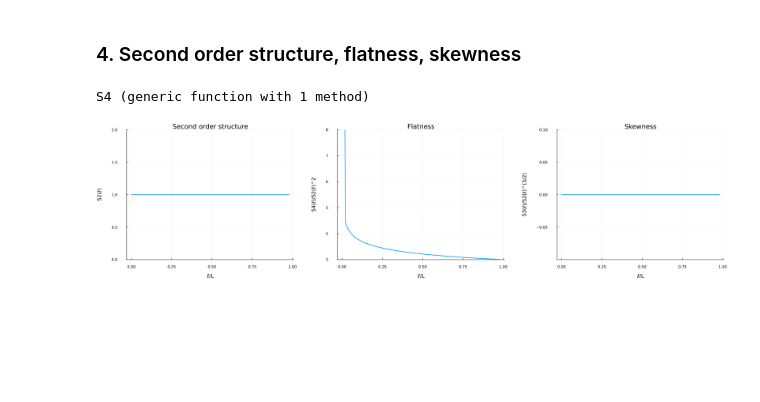
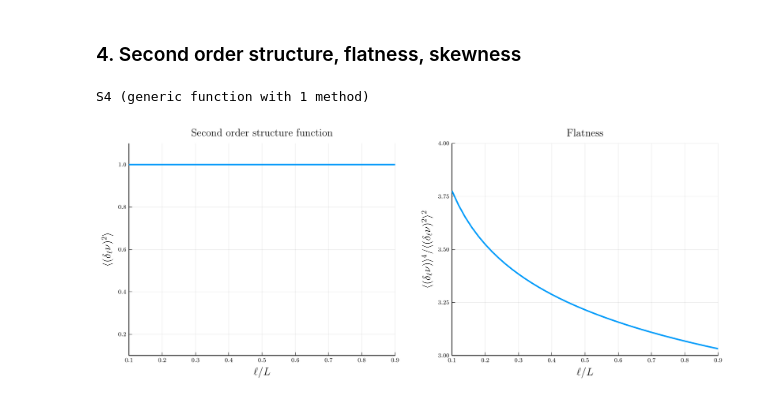
Before and after one commit to pleflohic/turbulence-velocity-increments, a Jupyter notebook: notebooks/normalized.ipynb, the cells around one changed output. Saved outputs shown, nothing was run; the diff lists cells and outputs as text; code cells hidden in the pictures; blank space fills up the shorter version.

```diff
--- a/notebooks/normalized.ipynb
+++ b/notebooks/normalized.ipynb
@@ -249,12 +266,12 @@ h_star(l, x) = c1 + c2 - lambertw(2 * (-log(l / L)) * c2 * x^2 * exp(4 * (-log(l
 h_star (generic function with 1 method)
 # %%
 # 1. Setup l and x values
-l_values = 1e-10*L:0.1*L:L
+l_values = 0.1*L:0.1*L:0.9*L
 x_values = -4:0.02:4
 
 # 2. Initialize plots with explicit scales
-p1 = plot(xlabel = "x", ylabel = "P_{δ_ℓv}(x)", ylims=(0, 1), lw = 2, left_margin = 10mm, bottom_margin = 10mm)
-p2 = plot(xlabel = "x", ylabel = "log(P_{δ_ℓv}(x))", ylims=(-17, 0), lw = 2, left_margin = 20mm, bottom_margin = 10mm) # Note the :log scale here
+p1 = plot(xlabel = L"x", ylabel = L"\mathcal{P}_{\delta_\ell \nu}(x)", ylims=(0, 1), lw = 2, left_margin = 10mm, bottom_margin = 10mm)
+p2 = plot(xlabel = L"x", ylabel = L"\log(\mathcal{P}_{\delta_\ell \nu}(x))", ylims=(-17, 0), lw = 2, left_margin = 20mm, bottom_margin = 10mm) # Note the :log scale here
 
 # 3. Reference Gaussian (Computed once)
 gauss_pdf = pdf.(Normal(0, 1), x_values)
@@ -274,5 +291,5 @@ plot!(p1, x_values, gauss_pdf, label="N(0,1)", lw=2, ls=:dash, color=:black)
 plot!(p2, x_values, log.(gauss_pdf), label="N(0,1)", lw=2, ls=:dash, color=:black)
 
 # 6. Final Layout
-plot(p1, p2, layout = (1, 2), size = (1200, 500), plot_title = "P_{δ_ℓv} (using : P_{δ_ℓv} Laplace approximation with h* from Lambert W, QuadGK)", plot_titlevspan=0.1)
+plot(p1, p2, layout = (1, 2), size = (1200, 500), plot_title = L"\mathcal{P}_{\delta_\ell \nu} \text{ (using: } \mathcal{P}_{\delta_\ell \nu} \text{ Laplace approximation with } h^* \text{ from Lambert } W, \text{ QuadGK)}", plot_titlevspan=0.05)
 # %% [output]
@@ -320,16 +341,6 @@ function S2(l)
     integral, _ = quadgk(
         x -> x^2 * compute_P_δlv_of_x(l, x),
         -Inf, Inf;
-    )
-
-    return integral
-end
-
-function S3(l)
-    integral, _ = quadgk(
-        x -> x^3 * compute_P_δlv_of_x(l, x),
-        -Inf, Inf,
-        atol=1e-9
     )
 
     return integral
@@ -347,45 +358,42 @@ end
 S4 (generic function with 1 method)
 # %%
 # Define l values
-l_values = 1e-10*L:0.02*L:L
+l_values = 0.1*L:0.02*L:0.9*L
 
-# Compute S2, Flatness, and Skewness for each l
+# Compute S2 and Flatness for each l
 S2_values = [S2(l) for l in l_values]
 Flatness_values = [S4(l)/(S2(l)^2) for l in l_values]
-Skewness_values = [S3(l)/(S2(l)^(3/2)) for l in l_values]
+
+ticks = [0.1, 0.2, 0.3, 0.4, 0.5, 0.6, 0.7, 0.8, 0.9]
 
 # Create the plot
 p1 = plot(l_values./L, S2_values,
-          title = "Second order structure",
-          xlabel = "ℓ/L",
-          ylabel = "S2(ℓ)",
-          ylims=(0, 2),
+          title = L"\text{Second order structure function}",
+          xlabel = L"\ell/L",
+          ylabel = L"\langle (\delta_\ell \nu)^2 \rangle",
+          xticks = ticks,
+          xlims = (0.1, 0.9),
+          ylims=(0.1, 1.1),
           lw = 2,
+          guidefontsize = 14,
           legend = false,
           left_margin = 10mm,
           bottom_margin = 10mm)
 
 p2 = plot(l_values./L, Flatness_values,
-          title = "Flatness",
-          xlabel = "ℓ/L",
-          ylabel = "S4(ℓ)/S2(ℓ)^2",
-          ylims=(3, 8),
+          title = L"\text{Flatness}",
+          xlabel = L"\ell/L",
+          ylabel = L"\langle \left( \delta_\ell \nu \right) \rangle ^4 / \langle (\delta_\ell \nu)^2 \rangle ^2",
+          xticks = (ticks, string.(ticks)),
+          xlims = (0.1, 0.9),
+          ylims=(3, 4),
           lw = 2,
+          guidefontsize = 14,
           legend = false,
-          left_margin = 20mm,
-          bottom_margin = 10mm)
-
-p3 = plot(l_values./L, Skewness_values,
-          title = "Skewness",
-          xlabel = "ℓ/L",
-          ylabel = "S3(ℓ)/S2(ℓ)^(3/2)",
-          ylims=(-0.1, 0.1),
-          lw = 2,
-          legend = false,
-          left_margin = 20mm,
+          left_margin = 10mm,
           bottom_margin = 10mm)
 
 # Plot
-plot(p1, p2, p3, layout = (1, 3), size = (2000, 500))
+plot(p1, p2, layout = (1, 2), size = (1200, 500))
 # %% [output]
-[figure, old version]
+[figure, new version]
```
Also changed, not shown: parts of 7 cells of this notebook, 1 other file.
